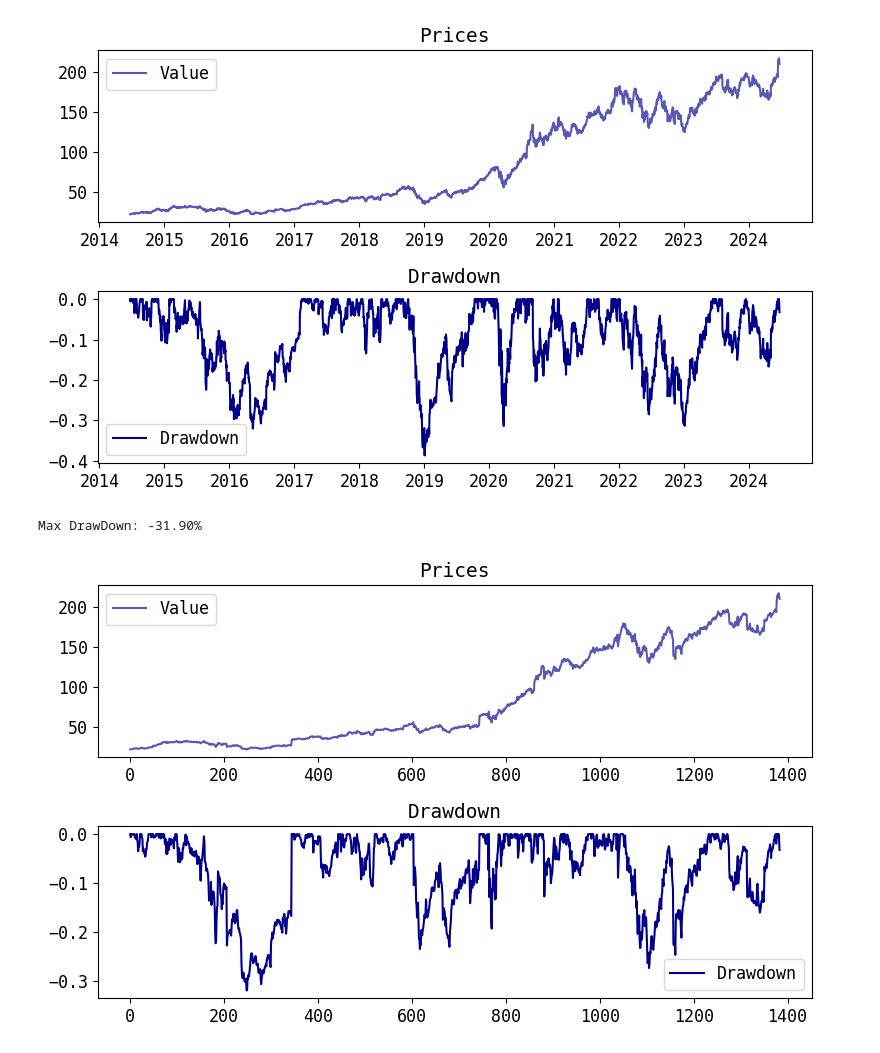
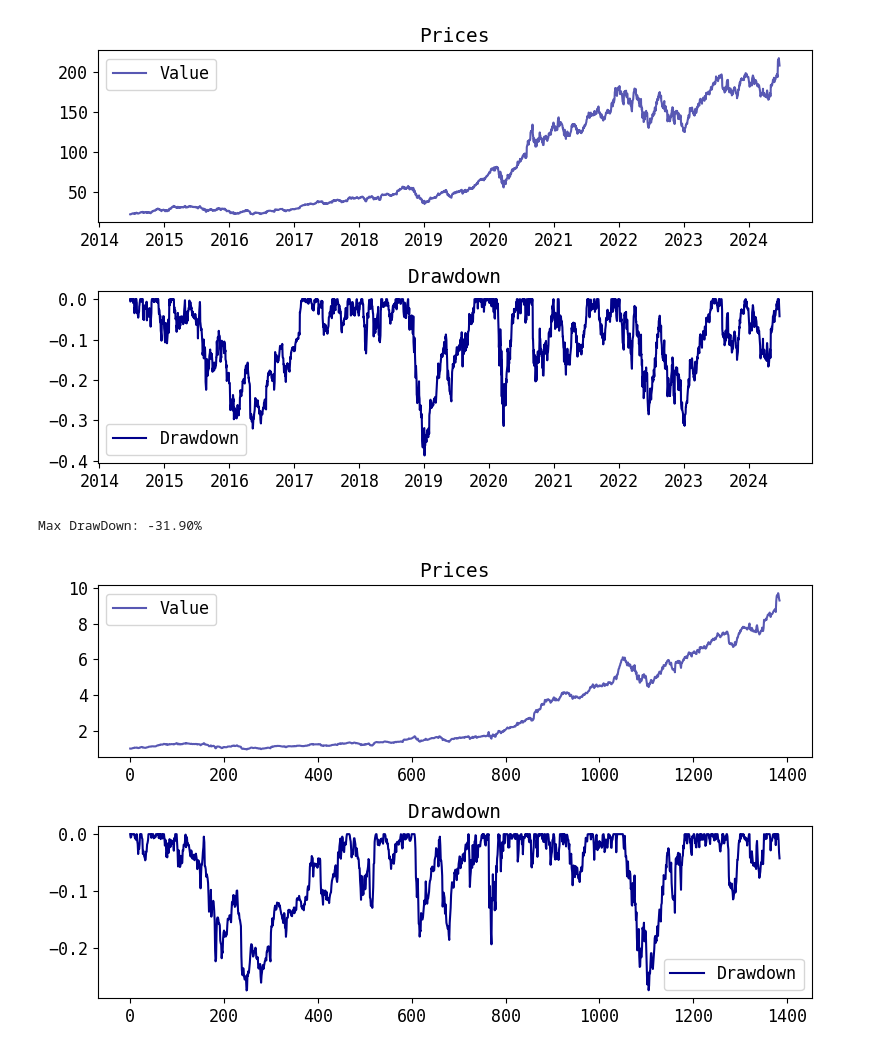
Before and after one commit to SEREMM/stationary_strategies, a Jupyter notebook: aapl_stationary_2.ipynb, the cells around one changed output. Saved outputs shown, nothing was run; the diff lists cells and outputs as text; code cells hidden in the pictures.

```diff
--- a/aapl_stationary_2.ipynb
+++ b/aapl_stationary_2.ipynb
@@ -543,10 +543,9 @@ plot_max_dd(df.Close, 'Stock')
 Max DrawDown: -38.73%
 [figure]
 # %%
-# Calculamos el máximo drawdown
 max_dd = calculate_max_drawdown(temp.Close)
 print(f"Max DrawDown: {max_dd:.2%}")
-plot_max_dd(temp.Close, 'Strategy')
+plot_max_dd(np.exp(temp.log_ret.cumsum()), 'Strategy')
 # %% [output]
 Max DrawDown: -31.90%
-[figure, old version]
+[figure, new version]
```
Also changed, not shown: parts of 17 cells of this notebook.
